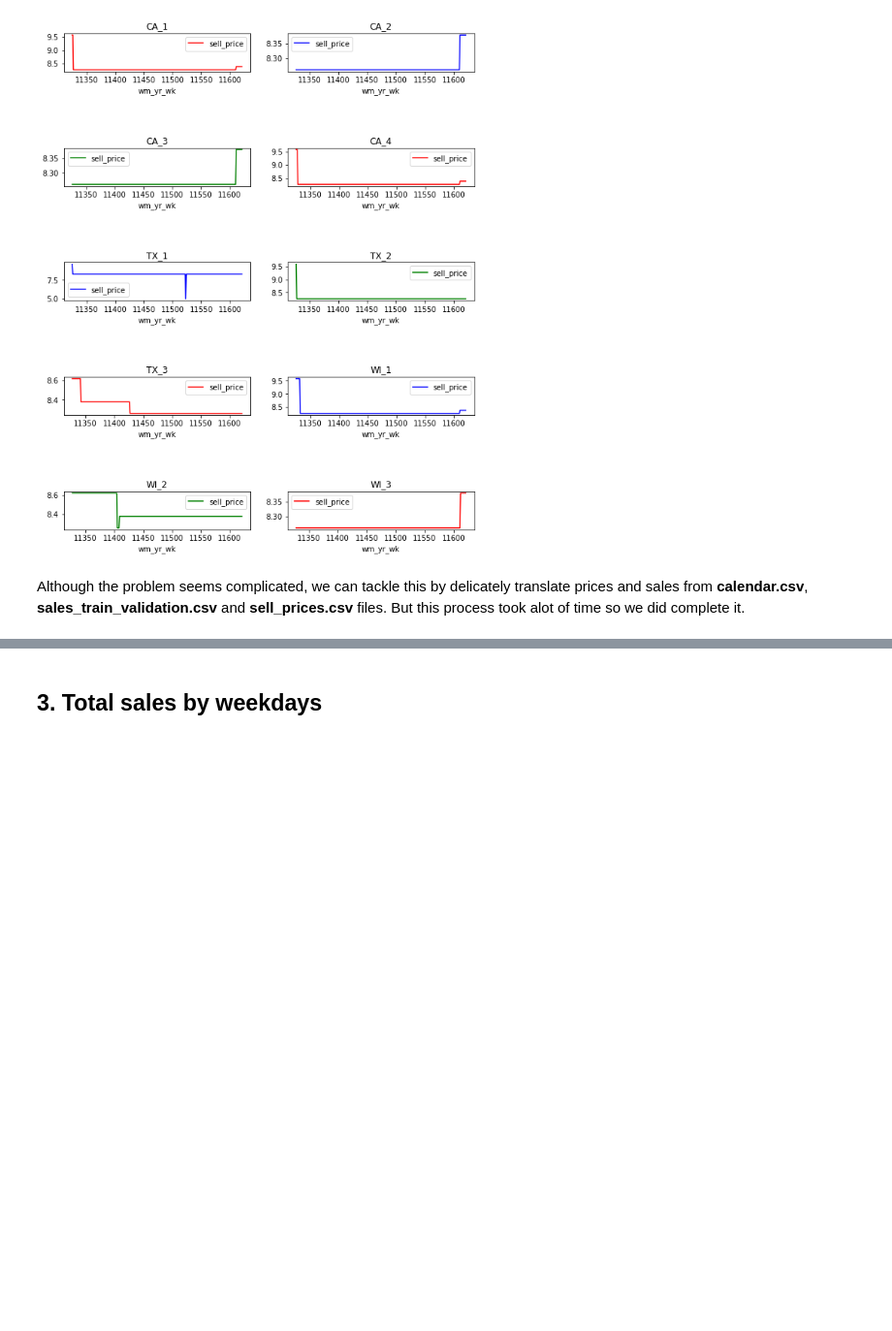
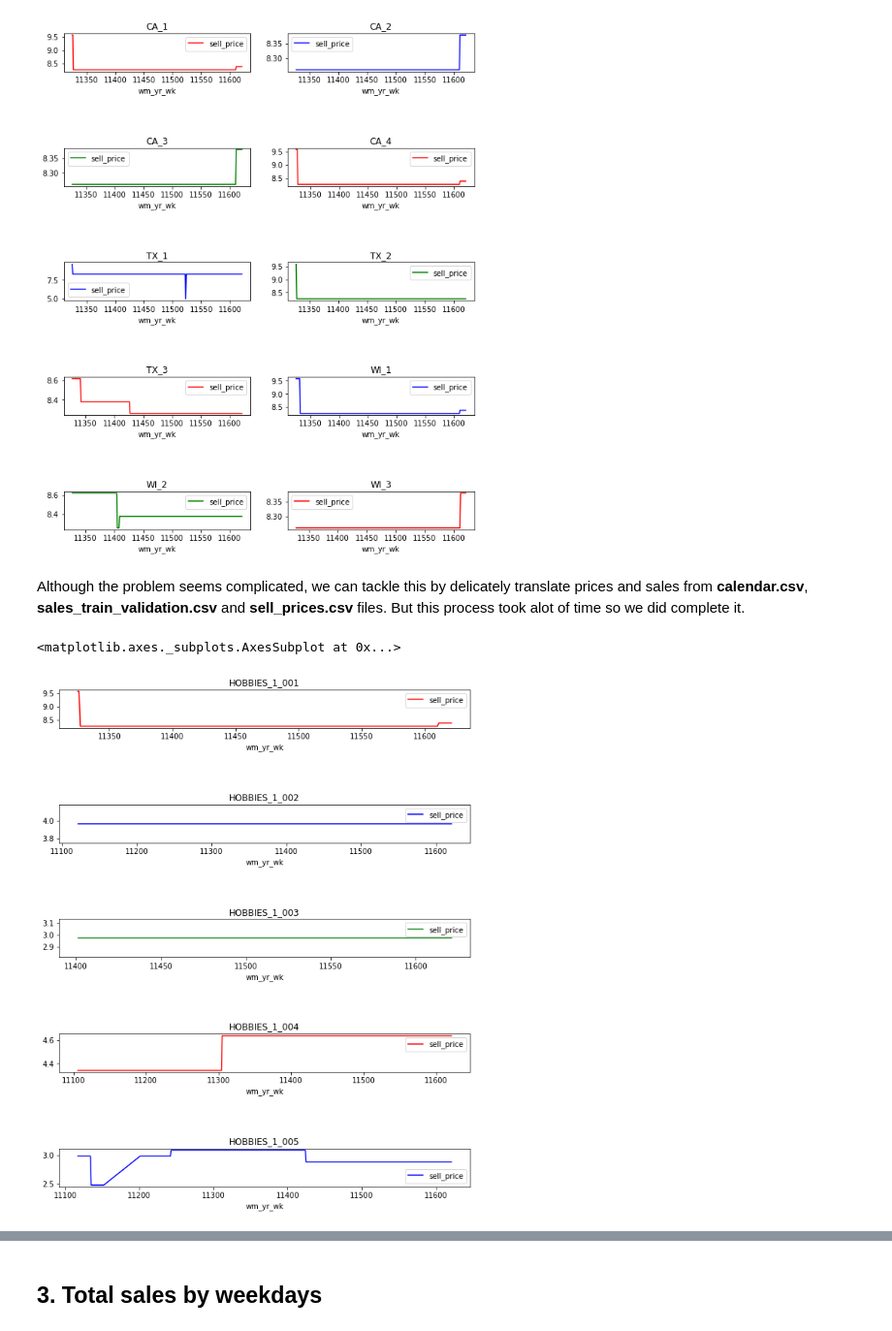
Before and after one commit to ngkhiem97/Walmart-Strategic-Sales-Forecasting, a Jupyter notebook: analysis/EDA-0.ipynb, the cells around one changed output, grey strips where cells are left out. Shown at 97% size. Drawn from its saved outputs; the diff is of its cells as text; code cells hidden in the pictures; blank space fills up the shorter version.

```diff
--- a/analysis/EDA-0.ipynb
+++ b/analysis/EDA-0.ipynb
@@ -182,3 +182,15 @@ Although the problem seems complicated, we can tackle this by delicately transla
 #         if sell_price.empty:
 #             continue
 #         evaluation_with_prices_data.loc[e_index, d] = evaluation_with_prices_data.loc[e_index, d]*sell_price
+# %%
+fig, axes = plt.subplots(nrows=5, ncols=1)
+plt.subplots_adjust(top=2, hspace=2)
+
+sell_prices_data[(sell_prices_data["item_id"] == "HOBBIES_1_001") & (sell_prices_data["store_id"] == "CA_1")].set_index('wm_yr_wk').plot(y="sell_price", figsize=(10, 5), ax=axes[0], color="r", title="HOBBIES_1_001")
+sell_prices_data[(sell_prices_data["item_id"] == "HOBBIES_1_002") & (sell_prices_data["store_id"] == "CA_1")].set_index('wm_yr_wk').plot(y="sell_price", figsize=(10, 5), ax=axes[1], color="b", title="HOBBIES_1_002")
+sell_prices_data[(sell_prices_data["item_id"] == "HOBBIES_1_003") & (sell_prices_data["store_id"] == "CA_1")].set_index('wm_yr_wk').plot(y="sell_price", figsize=(10, 5), ax=axes[2], color="g", title="HOBBIES_1_003")
+sell_prices_data[(sell_prices_data["item_id"] == "HOBBIES_1_004") & (sell_prices_data["store_id"] == "CA_1")].set_index('wm_yr_wk').plot(y="sell_price", figsize=(10, 5), ax=axes[3], color="r", title="HOBBIES_1_004")
+sell_prices_data[(sell_prices_data["item_id"] == "HOBBIES_1_005") & (sell_prices_data["store_id"] == "CA_1")].set_index('wm_yr_wk').plot(y="sell_price", figsize=(10, 5), ax=axes[4], color="b", title="HOBBIES_1_005")
+# %% [output]
+<matplotlib.axes._subplots.AxesSubplot at 0x...>
+[figure, added]
```
Also changed, not shown: parts of 2 cells of this notebook, 13 other files.
